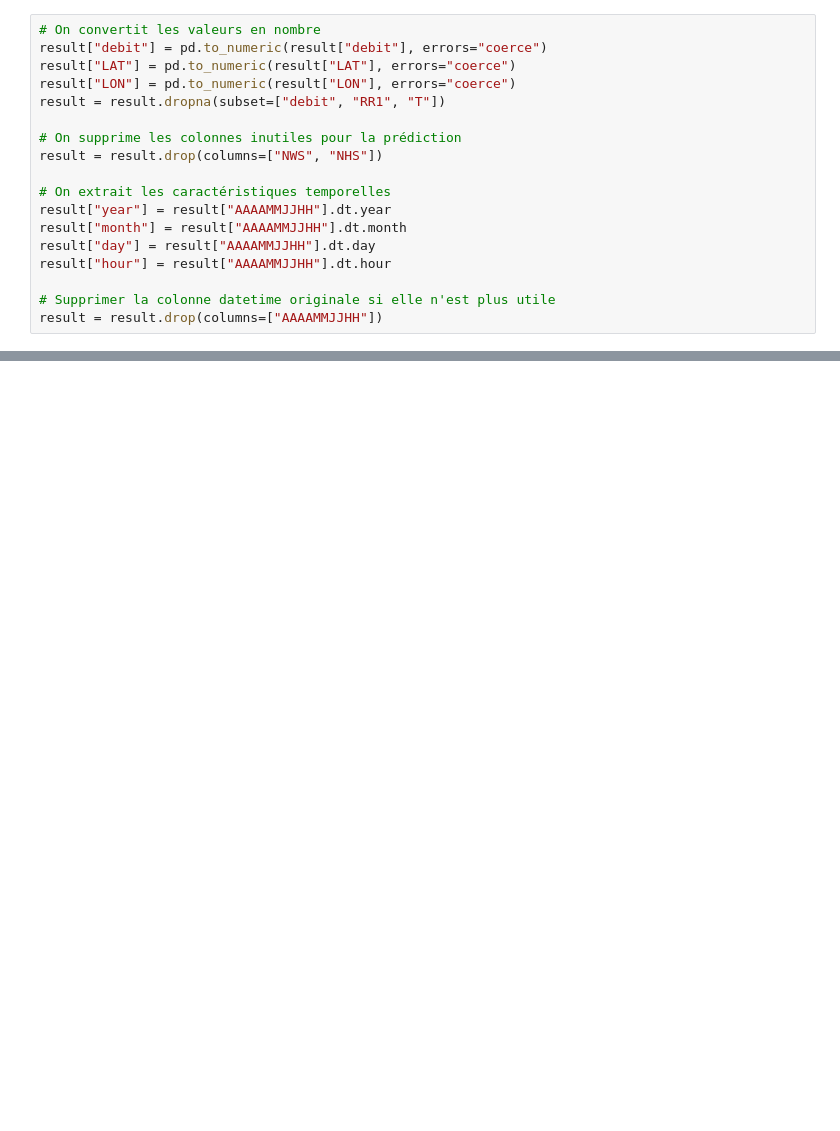
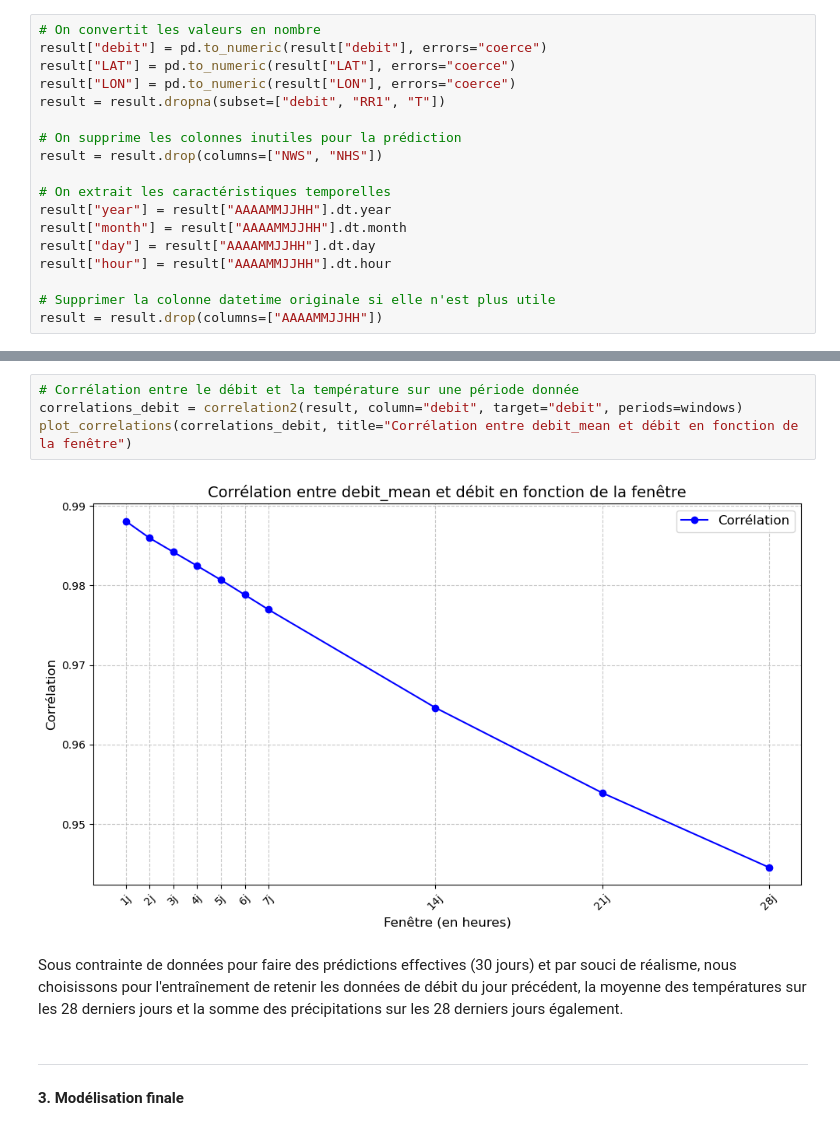
Before and after one commit to vadim-gisserot/Projet-de-Python-Leroux-Gisserot, a Jupyter notebook: notebooks/draft2.ipynb, the cells around one changed output, grey strips where cells are left out. Cells and saved outputs as stored; diff of their text form; blank space fills up the shorter version.

```diff
--- a/notebooks/draft2.ipynb
+++ b/notebooks/draft2.ipynb
@@ -408 +443,13 @@ result = result.drop(columns=["AAAAMMJJHH"])
+# %%
+# Corrélation entre le débit et la température sur une période donnée
+correlations_debit = correlation2(result, column="debit", target="debit", periods=windows)
+plot_correlations(correlations_debit, title="Corrélation entre debit_mean et débit en fonction de la fenêtre")
+# %% [output]
+[figure, added]
+# %% [markdown]
+Sous contrainte de données pour faire des prédictions effectives (30 jours) et par souci de réalisme, nous choisissons pour l'entraînement de retenir les données de débit du jour précédent, la moyenne des températures sur les 28 derniers jours et la somme des précipitations sur les 28 derniers jours également.
+# %% [markdown]
+---
+
+**3. Modélisation finale**
 # %%
```
Also changed, not shown: parts of 20 cells of this notebook, 1 other file.
